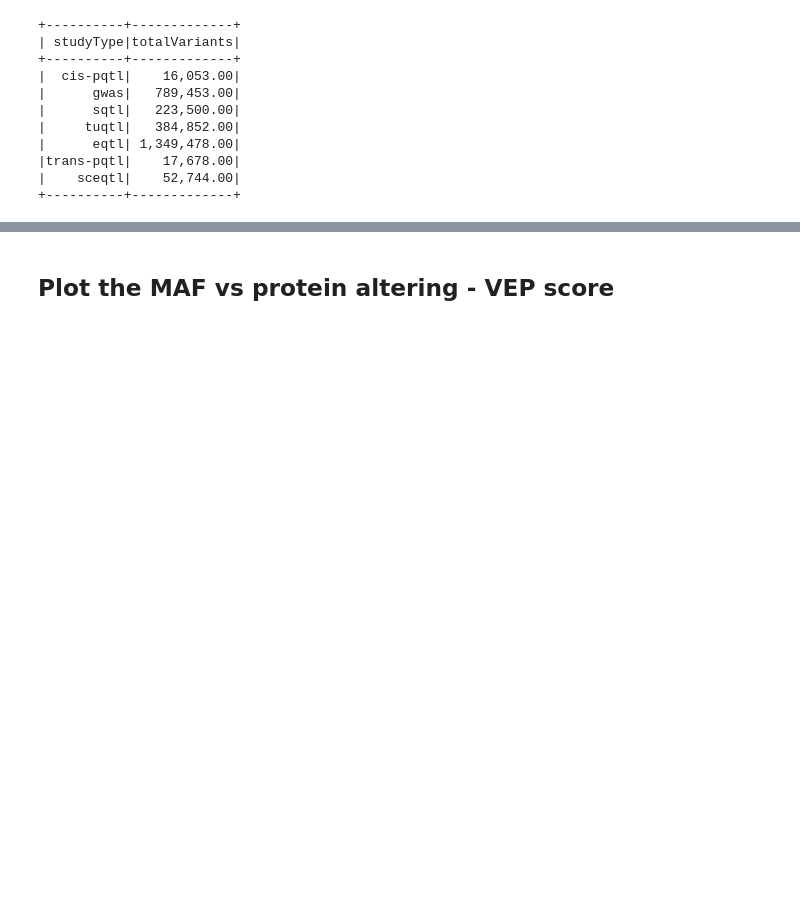
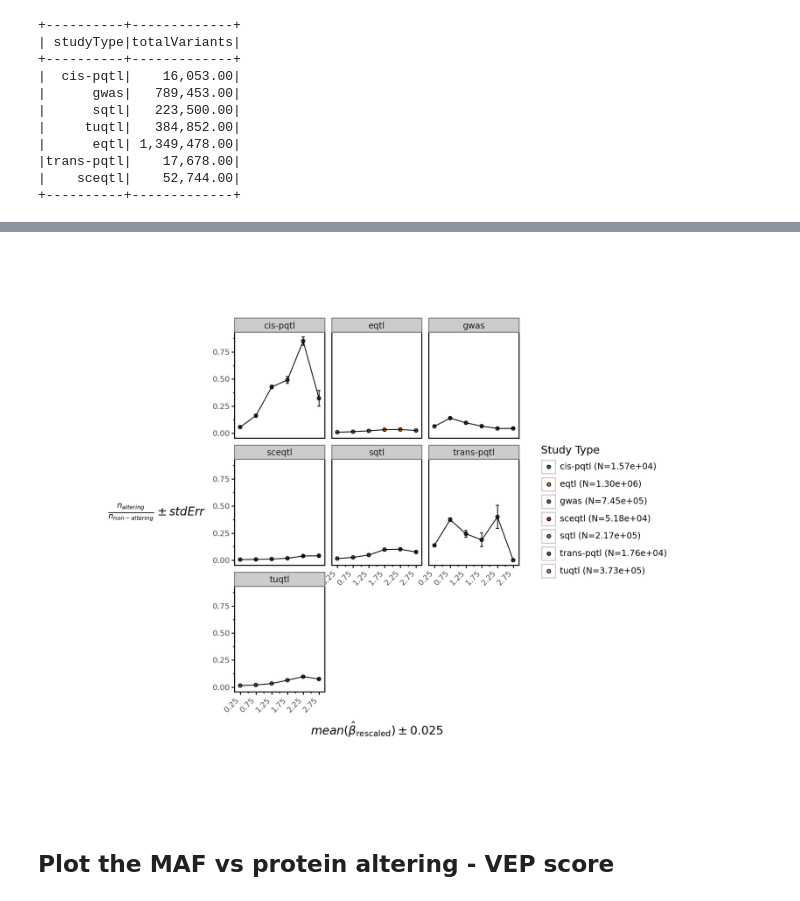
Before and after one commit to opentargets/Gentropy-manuscript, a Jupyter notebook: chapters/in_silico_effect_prediction/04_variant_functional_consequence.ipynb, the cells around one changed output, grey strips where cells are left out. Cells and saved outputs as stored; diff of their text form; code cells hidden in the pictures; blank space fills up the shorter version.

```diff
--- a/chapters/in_silico_effect_prediction/04_variant_functional_consequence.ipynb
+++ b/chapters/in_silico_effect_prediction/04_variant_functional_consequence.ipynb
@@ -41,7 +41,11 @@ dataset_maf = LeadVariantEffect.from_parquet(session, lead_maf_dataset_path)
 dataset = dataset_maf.effect_size_filter().maf_filter()
 # %%
 maf_vep_dataset = dataset.df.select(
-    "variantId", "leadVariantConsequence.*", "studyStatistics.studyType", "majorLdPopulationMaf.value"
-).select("variantId", "type", "transcriptConsequence.consequenceScore", "studyType", "value")
+    "variantId",
+    "leadVariantConsequence.*",
+    "studyStatistics.studyType",
+    "majorLdPopulationMaf.value",
+    "rescaledStatistics.*",
+).select("variantId", "type", "transcriptConsequence.consequenceScore", "studyType", "value", "estimatedBeta")
 maf_vep_dataset.show()
 # %% [output]
@@ -226,0 +282,5 @@ dataset_maf.df.groupBy("studyStatistics.studyType").agg(
+# %%
+import plotnine as pn
+
+data = bucket_dataset.drop_duplicates(["bucket", "studyType"]).toPandas()
+data
@@ -227,3 +305,57 @@ dataset_maf.df.groupBy("studyStatistics.studyType").agg(
+# %%
+study_type_totals = data.groupby("studyType")["totalInBucket"].sum()
+totals_map = {cat: f"{cat} (N={study_type_totals[cat]:.2e})" for cat in study_type_totals.index}
+REM = 10
+plot = (
+    pn.ggplot(
+        data,
+        pn.aes(
+            x="midPoint",
+            y="alteringNonAlteringProportionInBucket",
+            fill="studyType",
+        ),
+    )
+    + pn.geom_point()
+    + pn.geom_errorbar(
+        pn.aes(
+            ymin="alteringNonAlteringProportionInBucket - stdErr",
+            ymax="alteringNonAlteringProportionInBucket + stdErr",
+        ),
+        width=0.1,
+    )
+    + pn.theme_bw()
+    + pn.labs(
+        x=r"$mean(\hat{\beta}_{\mathrm{rescaled}})\pm{0.025}$",
+        y=r"$\frac{n_{altering}}{n_{non-altering}}\pm{stdErr}$ ",
+    )
+    + pn.scale_x_continuous(
+        breaks=[x for x in data["midPoint"].unique()],
+        labels=[x for x in data["midPoint"].unique()],
+    )
+    + pn.theme(
+        figure_size=(10, 8),  # ~85mm wide
+        axis_title_x=pn.element_text(size=REM * 1.2, family="sans-serif"),
+        axis_text=pn.element_text(size=REM * 0.8, family="sans-serif"),
+        axis_title_y=pn.element_text(size=REM * 1.2, family="sans-serif", rotation=0, vjust=0.5),
+        axis_text_x=pn.element_text(rotation=45, hjust=1),
+        axis_ticks=pn.element_line(color="black"),
+        axis_line=pn.element_line(color="black"),
+        panel_background=pn.element_rect(fill="white"),
+        panel_border=pn.element_rect(color="black", fill=None),
+        panel_grid=pn.element_blank(),
+        plot_margin=0.1,
+    )
+    + pn.facet_wrap(nrow=3, ncol=3, facets="studyType")
+    + pn.geom_line()
+    + pn.scale_fill_manual(
+        values=["#1f77b4", "#ff7f0e", "#2ca02c", "#d62728", "#9467bd", "#8c564b", "#e377c2", "#7f7f7f", "#bcbd22"],
+        name="Study Type",
+        labels=totals_map,
+    )
+)
+plot
+# %% [output]
+[figure, added]
 # %% [markdown]
 ## Plot the MAF vs protein altering - VEP score
 # %%
```
Also changed, not shown: parts of 6 cells of this notebook, 1 other file.
